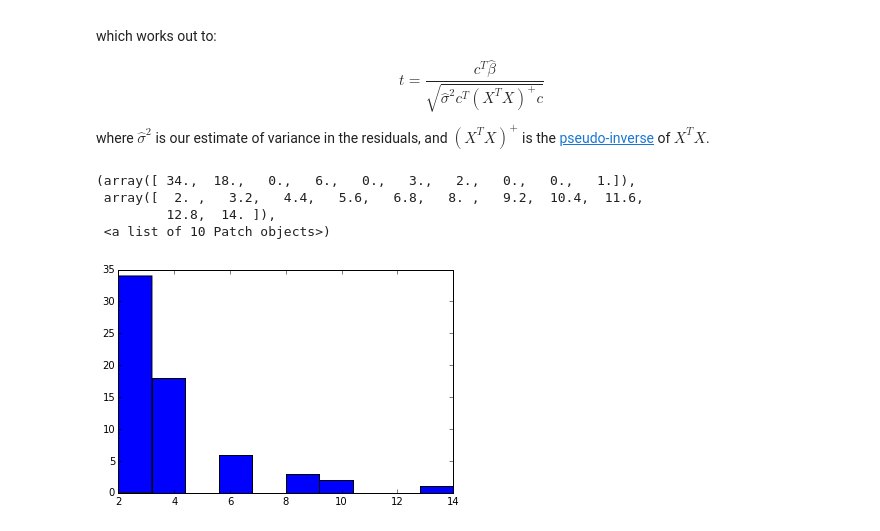
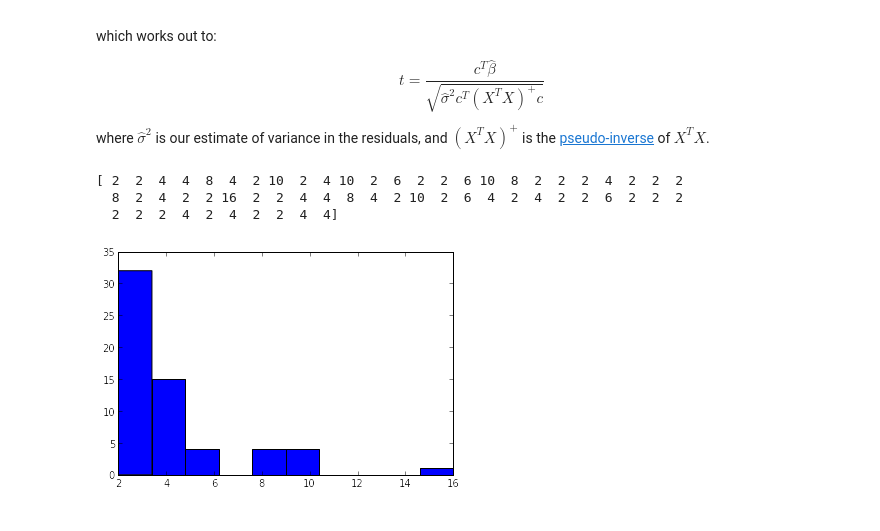
Before and after one commit to practical-neuroimaging/pna-notebooks, a Jupyter notebook: optimizing_designs.ipynb, the cells around one changed output. Drawn from its saved outputs; the diff is of its cells as text; code cells hidden in the pictures.

```diff
--- a/optimizing_designs.ipynb
+++ b/optimizing_designs.ipynb
@@ -35,10 +35,10 @@ def random_onsets(times, p_thresh = 0.5):
     return times[is_onset]
 # %%
 isis = np.diff(random_onsets(times))
-plt.hist(isis)
+print(isis)
+_ = plt.hist(isis)
 # %% [output]
-(array([ 34.,  18.,   0.,   6.,   0.,   3.,   2.,   0.,   0.,   1.]),
- array([  2. ,   3.2,   4.4,   5.6,   6.8,   8. ,   9.2,  10.4,  11.6,
-         12.8,  14. ]),
- <a list of 10 Patch objects>)
+[ 2  2  4  4  8  4  2 10  2  4 10  2  6  2  2  6 10  8  2  2  2  4  2  2  2
+  8  2  4  2  2 16  2  2  4  4  8  4  2 10  2  6  4  2  4  2  2  6  2  2  2
+  2  2  2  4  2  4  2  2  4  4]
-[figure, old version]
+[figure, new version]
```
Also changed, not shown: parts of 11 cells of this notebook.
